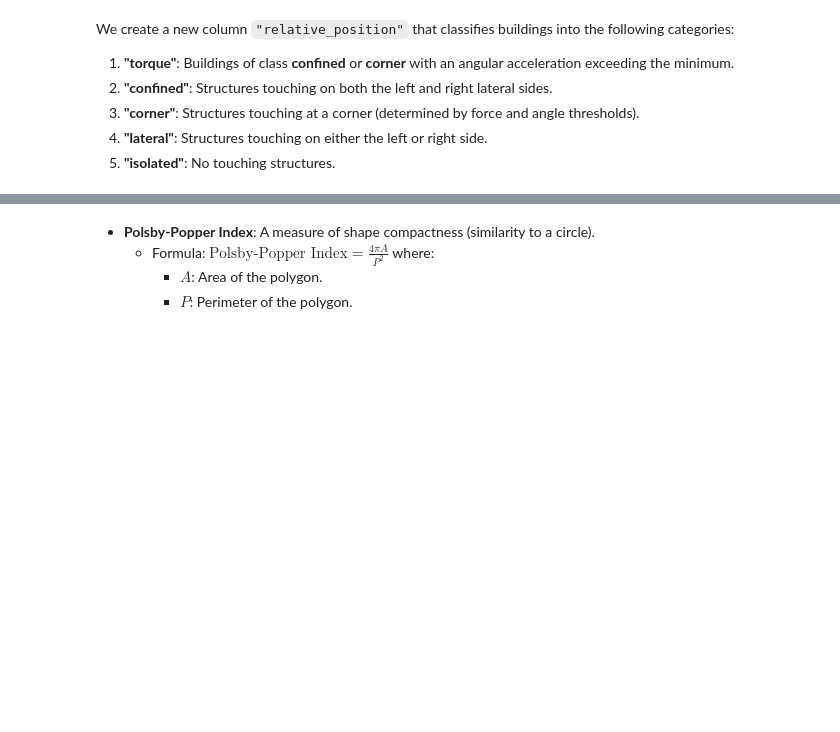
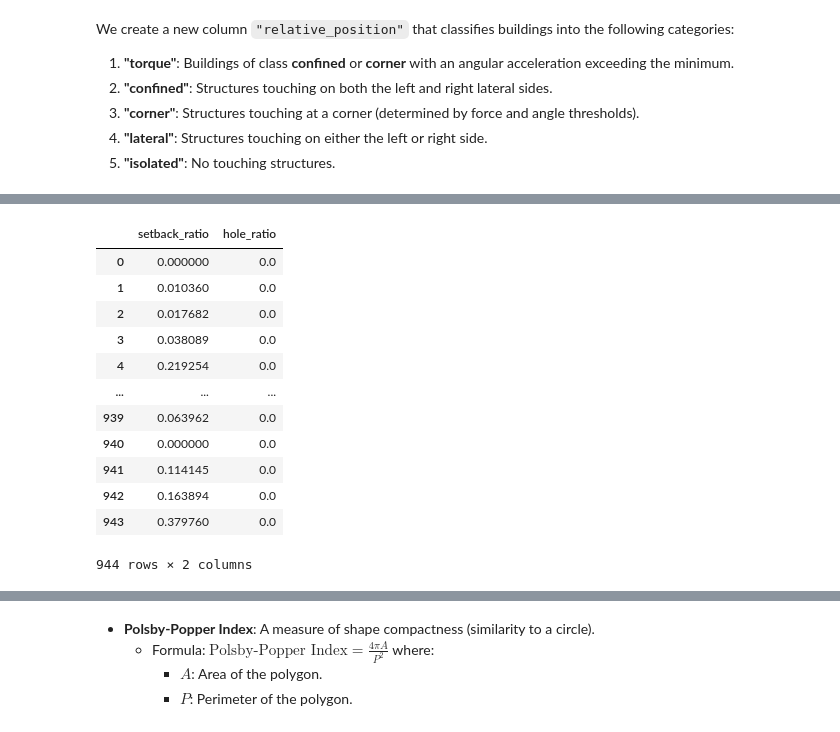
Before and after one commit to GeomaticsCaminosUPM/footprint_attributes, a Jupyter notebook: examples/example_google_colab.ipynb, the cells around one changed output, grey strips where cells are left out. Saved outputs shown, nothing was run; the diff lists cells and outputs as text; code cells hidden in the pictures; blank space fills up the shorter version.

```diff
--- a/examples/example_google_colab.ipynb
+++ b/examples/example_google_colab.ipynb
@@ -170,0 +217,17 @@ We create a new column `"relative_position"` that classifies buildings into the
+# %%
+result = footprint_attributes.get_mexico_NTC_irregularity(footprints_gdf)
+result
+# %% [output]
+|  | setback_ratio | hole_ratio |
+| 0 | 0.000000 | 0.0 |
+| 1 | 0.010360 | 0.0 |
+| 2 | 0.017682 | 0.0 |
+| 3 | 0.038089 | 0.0 |
+| 4 | 0.219254 | 0.0 |
+| ... | ... | ... |
+| 939 | 0.063962 | 0.0 |
+| 940 | 0.000000 | 0.0 |
+| 941 | 0.114145 | 0.0 |
+| 942 | 0.163894 | 0.0 |
+| 943 | 0.379760 | 0.0 |
+944 rows × 2 columns
```
Also changed, not shown: parts of 14 cells of this notebook.
